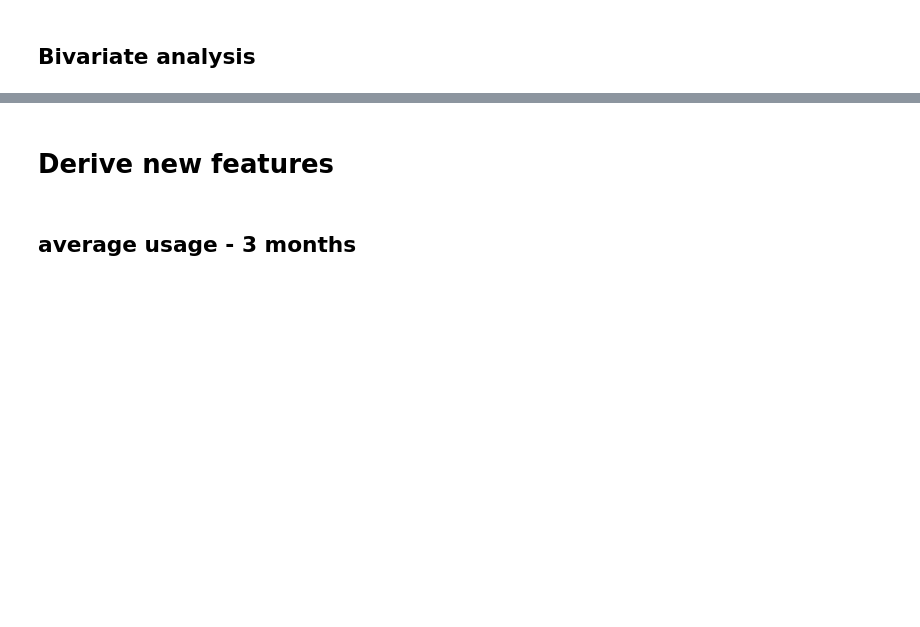
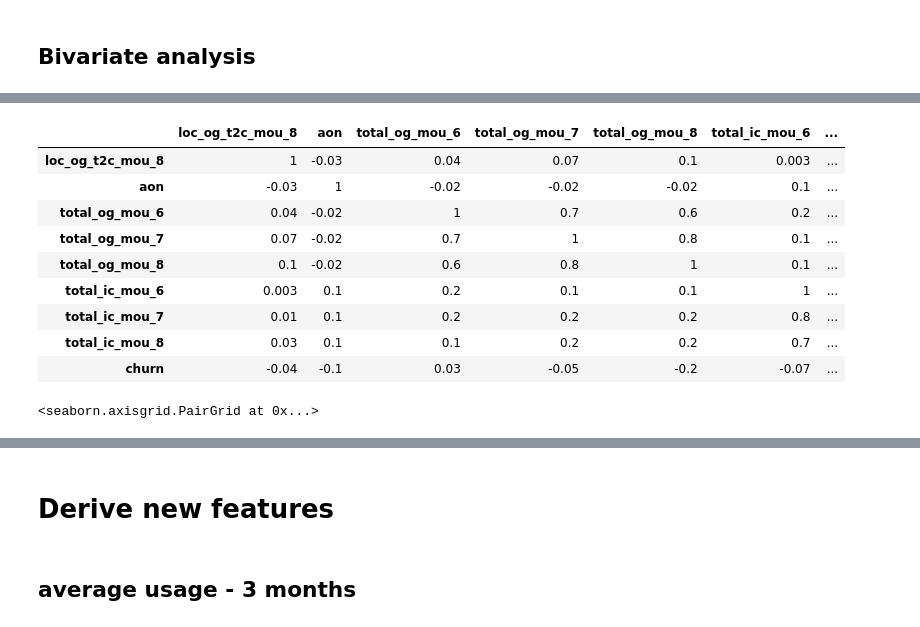
Before and after one commit to Lakshmi-1212/TelecomChurn_CaseStudy, a Jupyter notebook: TelcomChurn_CaseStudy.ipynb, the cells around one changed output, grey strips where cells are left out. Cells and saved outputs as stored; diff of their text form; code cells hidden in the pictures; blank space fills up the shorter version.

```diff
--- a/TelcomChurn_CaseStudy.ipynb
+++ b/TelcomChurn_CaseStudy.ipynb
@@ -381,0 +463,18 @@ Should be ~29.9k
+# %%
+
+corr.style.background_gradient(cmap='coolwarm').set_precision(1)
+# %% [output]
+|  | loc_og_t2c_mou_8 | aon | total_og_mou_6 | total_og_mou_7 | total_og_mou_8 | total_ic_mou_6 | ... |
+| loc_og_t2c_mou_8 | 1 | -0.03 | 0.04 | 0.07 | 0.1 | 0.003 | ... |
+| aon | -0.03 | 1 | -0.02 | -0.02 | -0.02 | 0.1 | ... |
+| total_og_mou_6 | 0.04 | -0.02 | 1 | 0.7 | 0.6 | 0.2 | ... |
+| total_og_mou_7 | 0.07 | -0.02 | 0.7 | 1 | 0.8 | 0.1 | ... |
+| total_og_mou_8 | 0.1 | -0.02 | 0.6 | 0.8 | 1 | 0.1 | ... |
+| total_ic_mou_6 | 0.003 | 0.1 | 0.2 | 0.1 | 0.1 | 1 | ... |
+| total_ic_mou_7 | 0.01 | 0.1 | 0.2 | 0.2 | 0.2 | 0.8 | ... |
+| total_ic_mou_8 | 0.03 | 0.1 | 0.1 | 0.2 | 0.2 | 0.7 | ... |
+| churn | -0.04 | -0.1 | 0.03 | -0.05 | -0.2 | -0.07 | ... |
+# %%
+sns.pairplot(df)
+# %% [output]
+<seaborn.axisgrid.PairGrid at 0x...>
```
Also changed, not shown: parts of 43 cells of this notebook.
